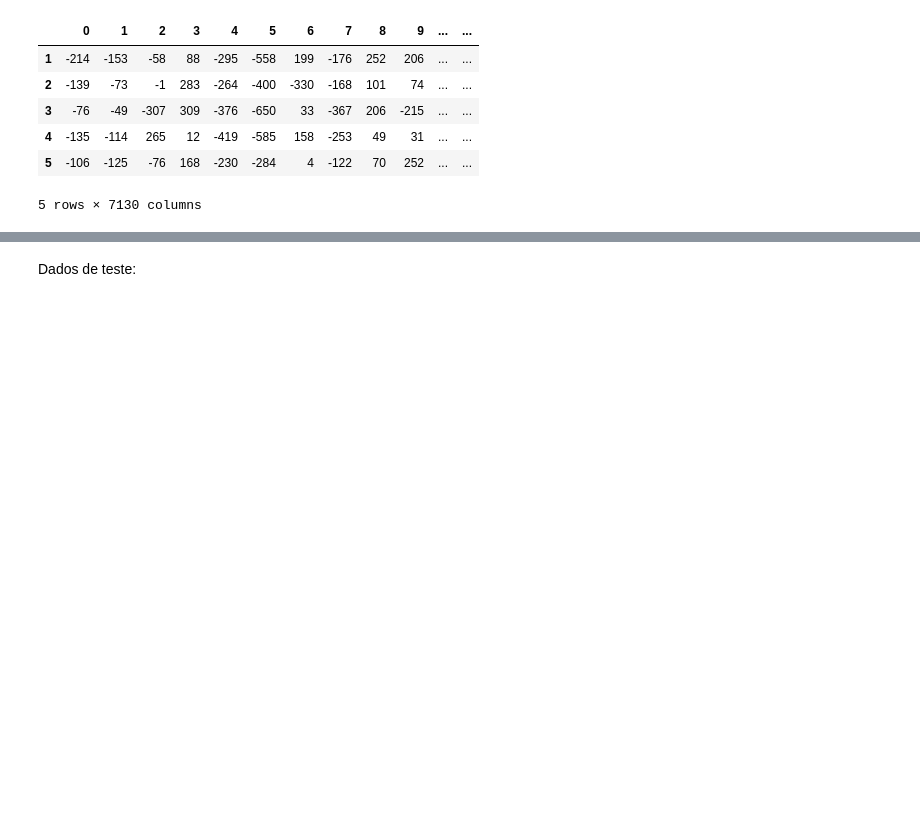
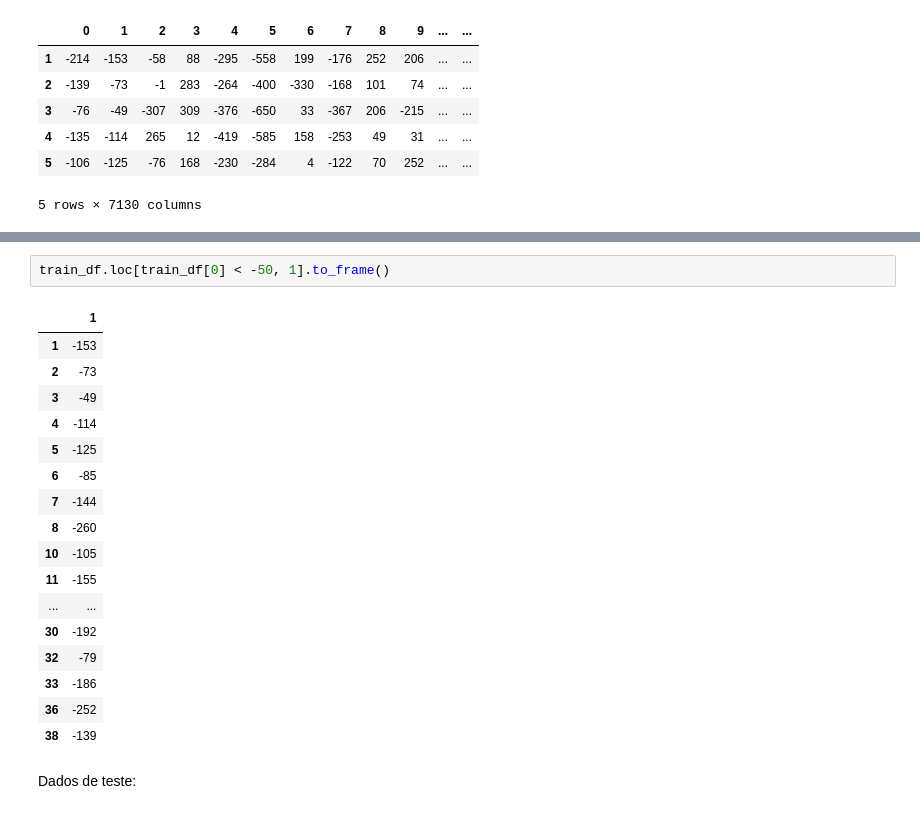
Before and after one commit to ramongduraes/tcrp, a Jupyter notebook: ex02 - molecular classification of cancer/ex02.ipynb, the cells around one changed output, grey strips where cells are left out. Cells and saved outputs as stored; diff of their text form; blank space fills up the shorter version.

```diff
--- a/ex02 - molecular classification of cancer/ex02.ipynb
+++ b/ex02 - molecular classification of cancer/ex02.ipynb
@@ -46,3 +92,23 @@ train_df.head()
+# %%
+train_df.loc[train_df[0] < -50, 1].to_frame()
+# %% [output]
+|  | 1 |
+| 1 | -153 |
+| 2 | -73 |
+| 3 | -49 |
+| 4 | -114 |
+| 5 | -125 |
+| 6 | -85 |
+| 7 | -144 |
+| 8 | -260 |
+| 10 | -105 |
+| 11 | -155 |
+| ... | ... |
+| 30 | -192 |
+| 32 | -79 |
+| 33 | -186 |
+| 36 | -252 |
+| 38 | -139 |
 # %% [markdown]
 Dados de teste:
 # %%
```
Also changed, not shown: parts of 2 cells of this notebook, 44 other files.
